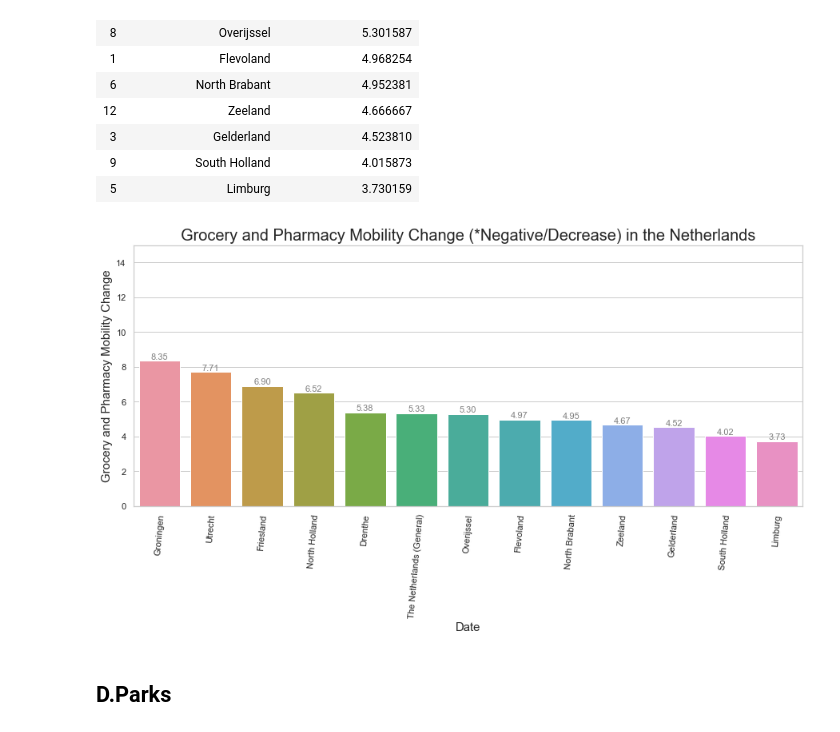
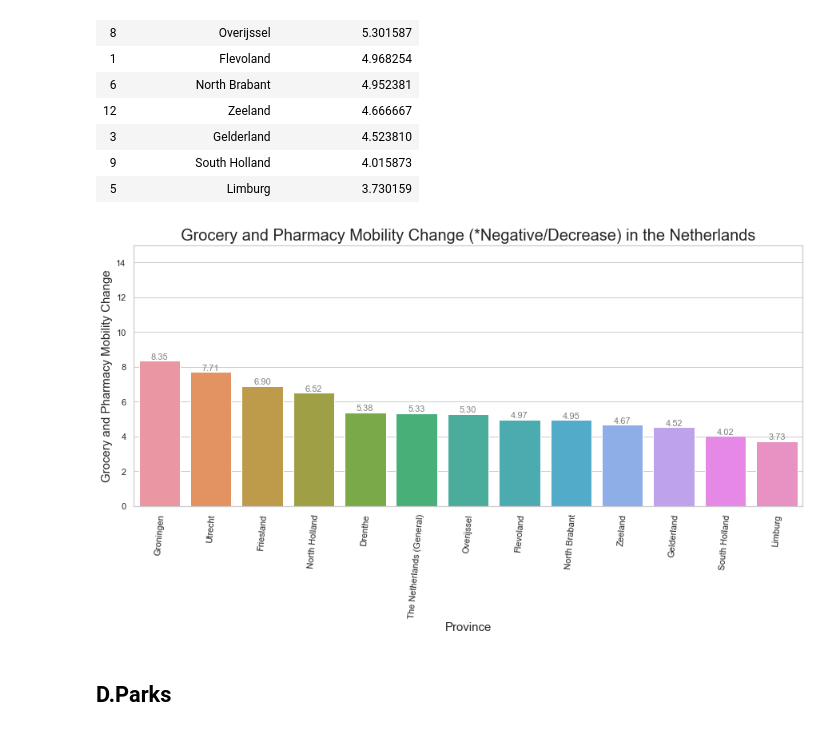
Before and after one commit to IJzerenSteen/COMMUNITY_MOBILITY_REPORT_FOR_NL, a Jupyter notebook: COVID-19_COMMUNITY_MOBILITY_REPORT_FOR_THE_NETHERLANDS.ipynb, the cells around one changed output. Drawn from its saved outputs; the diff is of its cells as text; code cells hidden in the pictures.

```diff
--- a/COVID-19_COMMUNITY_MOBILITY_REPORT_FOR_THE_NETHERLANDS.ipynb
+++ b/COVID-19_COMMUNITY_MOBILITY_REPORT_FOR_THE_NETHERLANDS.ipynb
@@ -246,7 +246,7 @@ plt.figure(figsize=(15,6))
 RR1=sns.barplot(x="Province", y="Retail_and_Recreation", data=result_RR)
 sns.set(style="whitegrid")
 RR1.axes.set_title("Retail and Recreation Mobility Change (*Negative/Decrease) in the Netherlands", fontsize=20)
-RR1.set_xlabel("Date",fontsize=15)
+RR1.set_xlabel("Province",fontsize=15)
 RR1.set_ylabel("Retail & Recreation Mobility Change",fontsize=15)
 plt.xticks(rotation=85)
 for p in RR1.patches:
@@ -307,18 +307,18 @@ result_GP
 # %%
 plt.figure(figsize=(15,6))
 GP1=sns.barplot(x="Province", y="Grocery_and_Pharmacy", data=result_GP)
 sns.set(style="whitegrid")
 GP1.axes.set_title("Grocery and Pharmacy Mobility Change (*Negative/Decrease) in the Netherlands", fontsize=20)
-GP1.set_xlabel("Date",fontsize=15)
+GP1.set_xlabel("Province",fontsize=15)
 GP1.set_ylabel("Grocery and Pharmacy Mobility Change",fontsize=15)
 plt.xticks(rotation=85)
 for p in GP1.patches:
              GP1.annotate("%.2f" % p.get_height(), (p.get_x() + p.get_width() / 2., p.get_height()),
                  ha='center', va='center', fontsize=11, color='gray', xytext=(0, 5),
                  textcoords='offset points')
 _ = GP1.set_ylim(0,15)
 # %% [output]
-[figure, old version]
+[figure, new version]
 # %% [markdown]
 ## D.Parks
 # %% [markdown]
```
Also changed, not shown: parts of 7 cells of this notebook.
